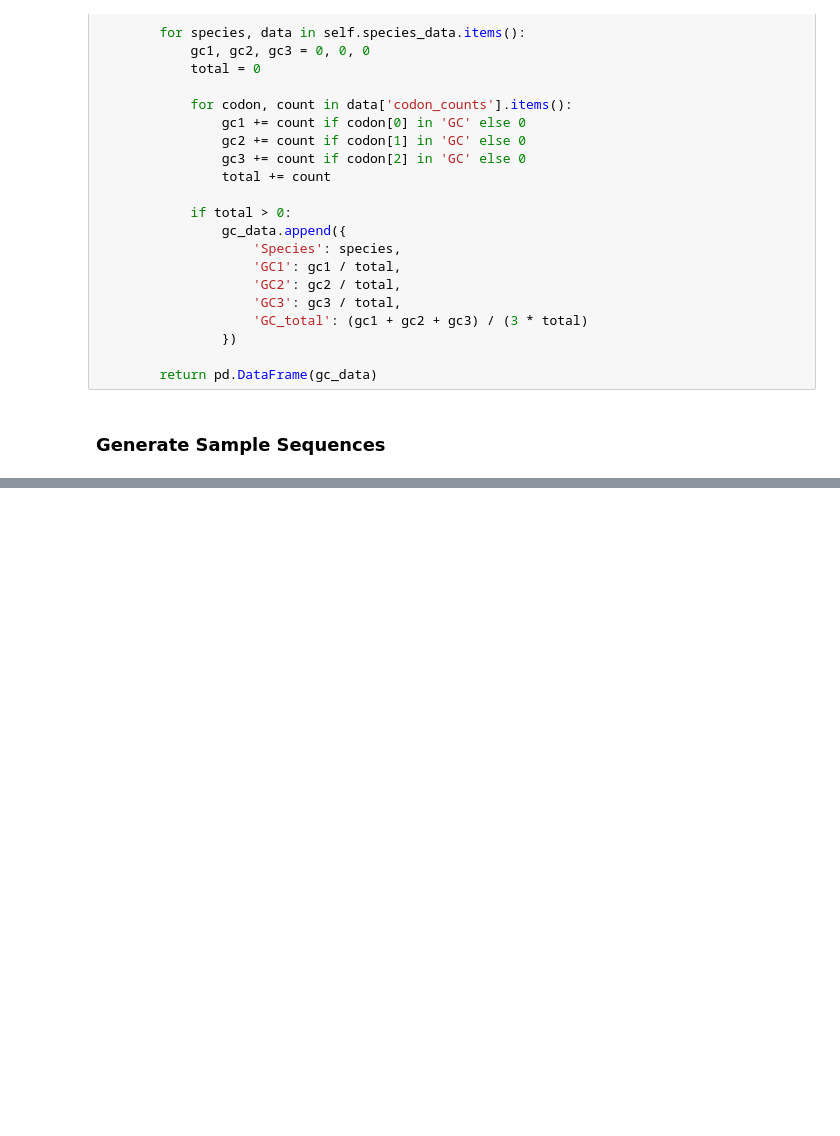
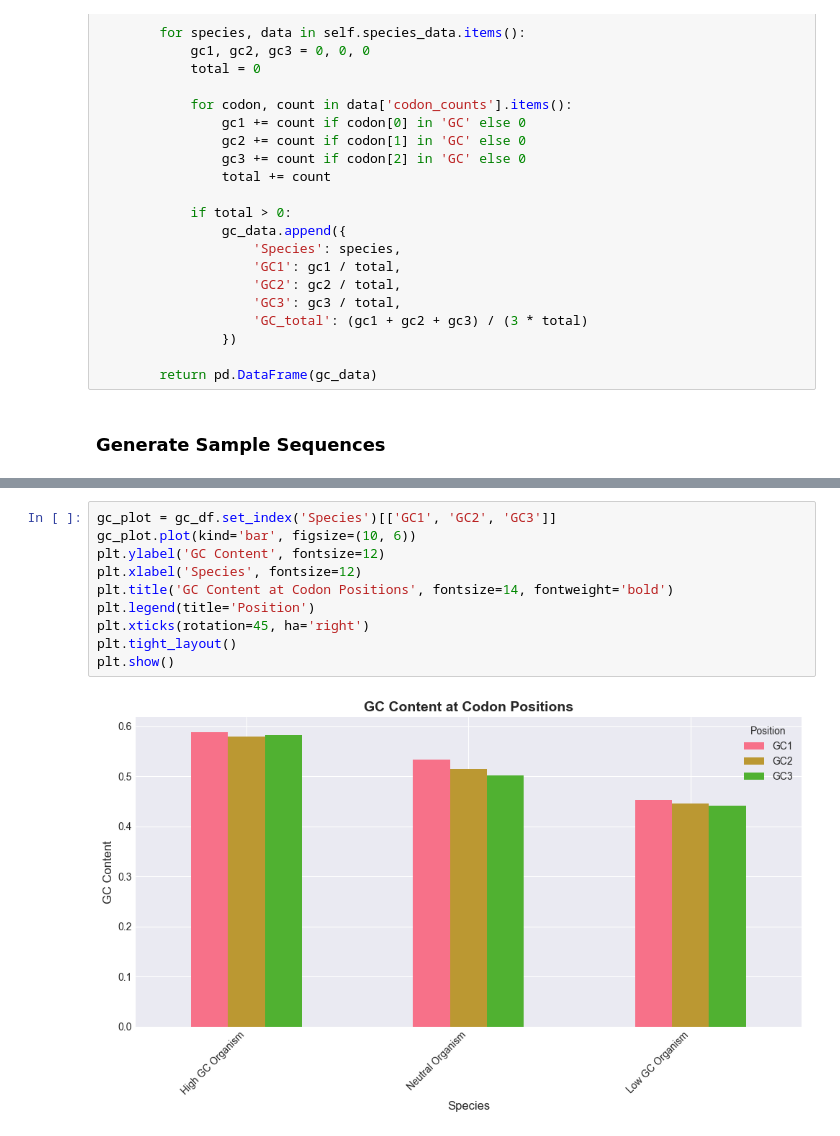
Before and after one commit to Shresht7/BioPy, a Jupyter notebook: Projects/00_Codon_Usage_Bias_Analysis/Codon_Usage_Bias_Analysis_Across_Species.ipynb, the cells around one changed output, grey strips where cells are left out. Saved outputs shown, nothing was run; the diff lists cells and outputs as text; blank space fills up the shorter version.

```diff
--- a/Projects/00_Codon_Usage_Bias_Analysis/Codon_Usage_Bias_Analysis_Across_Species.ipynb
+++ b/Projects/00_Codon_Usage_Bias_Analysis/Codon_Usage_Bias_Analysis_Across_Species.ipynb
@@ -380,0 +406,12 @@ def generate_sample_sequences(gc_bias=0.5, num_seqs=100, length=300):
+# %%
+gc_plot = gc_df.set_index('Species')[['GC1', 'GC2', 'GC3']]
+gc_plot.plot(kind='bar', figsize=(10, 6))
+plt.ylabel('GC Content', fontsize=12)
+plt.xlabel('Species', fontsize=12)
+plt.title('GC Content at Codon Positions', fontsize=14, fontweight='bold')
+plt.legend(title='Position')
+plt.xticks(rotation=45, ha='right')
+plt.tight_layout()
+plt.show()
+# %% [output]
+[figure, added]
```
Also changed, not shown: parts of 7 cells of this notebook.
